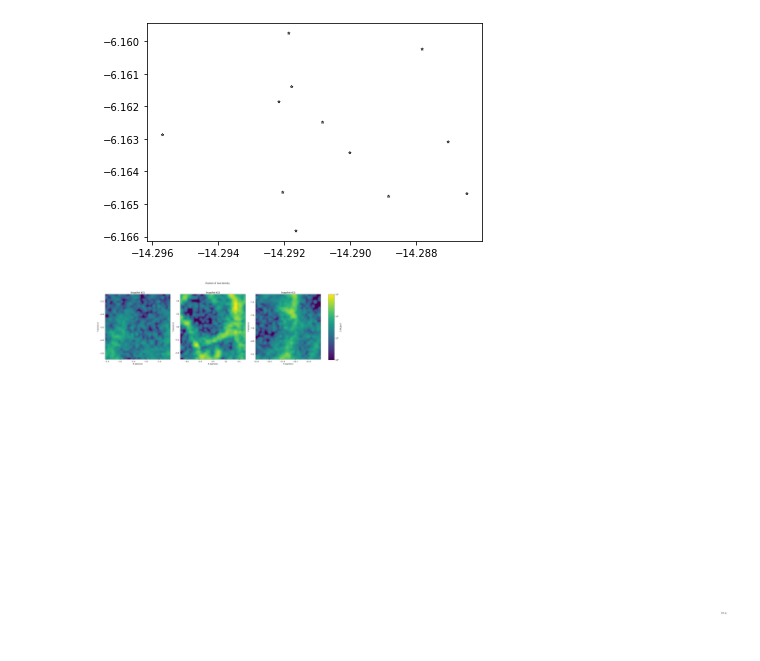
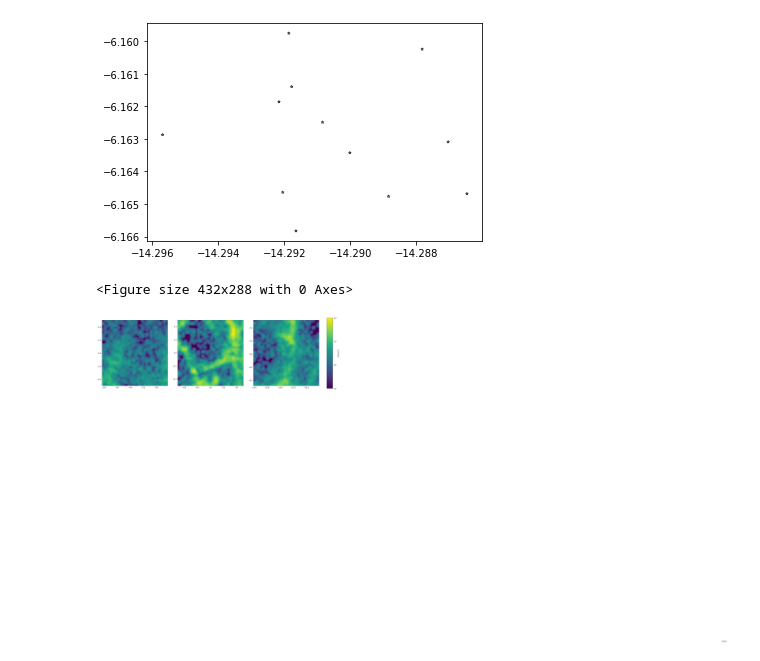
Before and after one commit to sumbarger/GMC_code, a Jupyter notebook: GMC_multiple_image.ipynb, the cells around one changed output. Cells and saved outputs as stored; diff of their text form; code cells hidden in the pictures.

Commit message:
Added more code for star clusters

```diff
--- a/GMC_multiple_image.ipynb
+++ b/GMC_multiple_image.ipynb
@@ -982,8 +1042,12 @@ plt.scatter(cl_sx, cl_sy, s=8, marker='*', edgecolors='k',facecolors='none',line
 import matplotlib.pyplot as plt
 from matplotlib.colors import LogNorm
 
-fig = plt.figure(figsize=(8*3,2.5*3)) #sets up figure
-fig.suptitle('Position of Gas Density') #title the plot
+plt.clf()
+fig = plt.figure()
+fig.set_size_inches(27,9)
+
+#fig = plt.figure(figsize=(10*3,4*3)) #sets up figure
+#fig.suptitle('Star Clusters in the GMC') #title the plot
 
 #height and width of plots
 #fig.set_figheight(30)
@@ -1014,13 +1078,18 @@ ax0.text(5.625,-7,'250 pc')
 #ax0.scatter(sxp[last_index], syp[last_index], s=8, marker='*', edgecolors='k', facecolors='none', linewidth=0.5)
 
 #plot the stars
-ax1.scatter(sxp[len(cl_id)], syp[len(cl_id)], s=8,marker='*', edgecolors='k',facecolors='none',linewidth=0.5)
+
+#ax1.scatter((np.mean(cl_sx622) - cl_sx622), (np.mean(cl_sy622) - cl_sy622), s=120, marker='*', edgecolors='r',facecolors='none',linewidth=0.5)
+
+#ax1.scatter(sxp[len(cl_id)], syp[len(cl_id)], s=8,marker='*', edgecolors='k',facecolors='none',linewidth=0.5)
 #ax1.scatter(sxp[1+len(cl_id)], syp[1+len(cl_id)], s=8,marker='*', edgecolors='k',facecolors='none',linewidth=0.5)
 #ax1.scatter(sxp[37+len(cl_id)], syp[37+len(cl_id)], s=8,marker='*',edgecolors='k',facecolors='none',linewidth=0.5)
 #ax1.scatter(sxp[54+len(cl_id)], syp[54+len(cl_id)], s=8,marker='*', edgecolors='k',facecolors='none',linewidth=0.5)
 #ax1.scatter(sxp[73+len(cl_id)], syp[73+len(cl_id)], s=8,marker='*', edgecolors='k',facecolors='none',linewidth=0.5)
 
-ax2.scatter(sxp[2*len(cl_id)], syp[2*len(cl_id)], s=8,marker='*', edgecolors='k',facecolors='none',linewidth=0.5)
+#ax2.scatter(cl_sx623, cl_sy623, s=120, marker='*', edgecolors='r',facecolors='none',linewidth=0.5)
+
+#ax2.scatter(sxp[2*len(cl_id)], syp[2*len(cl_id)], s=8,marker='*', edgecolors='k',facecolors='none',linewidth=0.5)
 #ax2.scatter(sxp[1+2*len(cl_id)], syp[1+2*len(cl_id)], s=8,marker='*', edgecolors='k',facecolors='none',linewidth=0.5)
 #ax2.scatter(sxp[37+2*len(cl_id)], syp[37+2*len(cl_id)], s=8,marker='*', edgecolors='k',facecolors='none',linewidth=0.5)
 #ax2.scatter(sxp[54+2*len(cl_id)], syp[54+2*len(cl_id)], s=8,marker='*', edgecolors='k',facecolors='none',linewidth=0.5)
@@ -1040,42 +1109,44 @@ ax2.scatter(sxp[2*len(cl_id)], syp[2*len(cl_id)], s=8,marker='*', edgecolors='k'
 #ax12.scatter(sxcm[2,73],sycm[2,73],marker='o',s=80,edgecolors='k',facecolors='none',linewidth=0.75)
 
 #removing visibility
 #ax0.get_xaxis().set_visible(False)
 #ax0.get_yaxis().set_visible(False)
 #ax1.get_xaxis().set_visible(False)
 #ax1.get_yaxis().set_visible(False)
 #ax2.get_xaxis().set_visible(False)
 #ax2.get_yaxis().set_visible(False)
 
 #assigning colors and labels
 norm1 = colors.LogNorm(vmin=1,vmax=1000)
 #cb = plt.colorbar.ColorbarBase(axcb, norm=norm1)
 #cb = fig.colorbar(norm=norm1, cax=axcb)
 #cb.set_label('$\Sigma$ (M$_{\odot}$/pc$^2$)')
 #fig.colorbar(norm=norm1, cax=axcb, label=('$\Sigma$ (M$_{\odot}$/pc$^2$)')
 
 cax = fig.add_axes([0.87, 0.15, 0.02, 0.7])  # [left, bottom, width, height]
 norm1 = colors.LogNorm(vmin=1, vmax=1000)
 fig.colorbar(plt.cm.ScalarMappable(norm=norm1, cmap=plt.cm.viridis), cax=cax, label=r'$\Sigma$ (M$_{\odot}$/pc$^2$)')
 
 #creating labels
-ax0.set_title('Snapshot 621')
-ax1.set_title('Snapshot 622')
-ax2.set_title('Snapshot 623')
-ax0.set_xlabel('X (parsecs)')
-ax0.set_ylabel('Y (parsecs)')
-ax1.set_xlabel('X (parsecs)')
-ax1.set_ylabel('Y (parsecs)')
-ax2.set_xlabel('X (parsecs)')
-ax2.set_ylabel('Y (parsecs)')
+#ax0.set_title('Snapshot 621')
+#ax1.set_title('Snapshot 622')
+#ax2.set_title('Snapshot 623')
+#ax0.set_xlabel('X (parsecs)')
+#ax0.set_ylabel('Y (parsecs)')
+#ax1.set_xlabel('X (parsecs)')
+#ax1.set_ylabel('Y (parsecs)')
+#ax2.set_xlabel('X (parsecs)')
+#ax2.set_ylabel('Y (parsecs)')
 
 #saving plot
-#plt.savefig('gmc_star_cluster.png')#,bbox_inches='tight')
-#plt.savefig('gmc_star_cluster.pdf')
+
+plt.savefig('gmc.png')#,bbox_inches='tight')
+plt.savefig('gmc.pdf')
 
 #display plot
 display = plt.show() #show plot
 
 #plt.close(fig)
 # %% [output]
+<Figure size 432x288 with 0 Axes>
-[figure, old version]
+[figure, new version]
```
Also changed, not shown: parts of 8 cells of this notebook.
